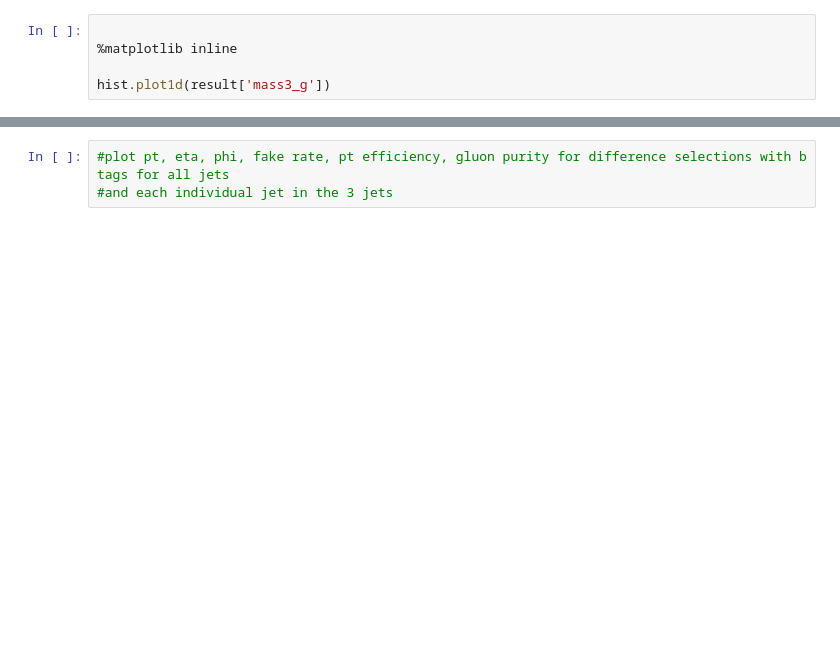
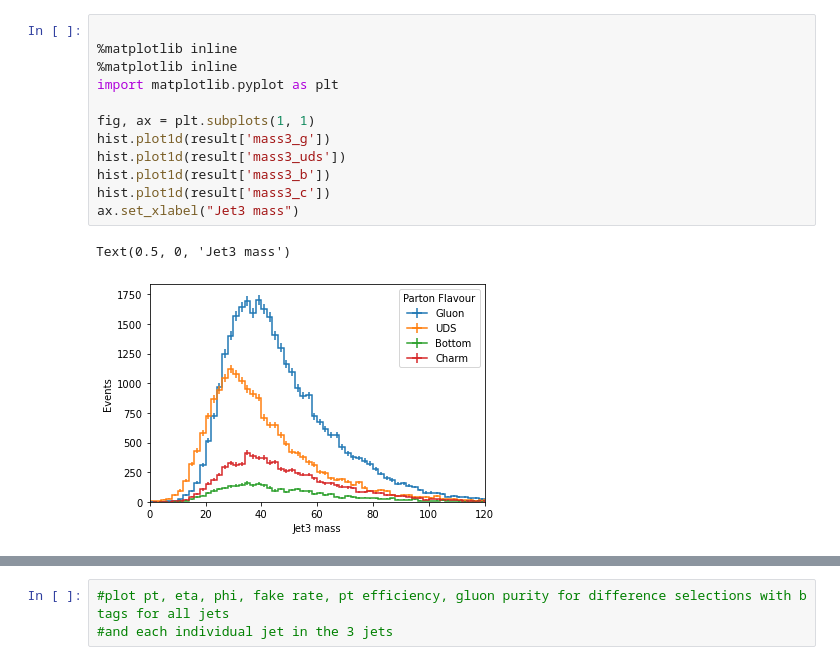
Before and after one commit to laurenhay/GluonJetMass, a Jupyter notebook: TrijetSelection_test.ipynb, the cells around one changed output, grey strips where cells are left out. Cells and saved outputs as stored; diff of their text form; blank space fills up the shorter version.

Commit message:
Fixed plots + initial b selection

```diff
--- a/TrijetSelection_test.ipynb
+++ b/TrijetSelection_test.ipynb
@@ -199,6 +249,16 @@ ValueError: ak.to_numpy cannot convert 'None' values to np.ma.MaskedArray unless
 # %%
 
 %matplotlib inline
+%matplotlib inline
+import matplotlib.pyplot as plt
 
+fig, ax = plt.subplots(1, 1)
 hist.plot1d(result['mass3_g'])
+hist.plot1d(result['mass3_uds'])
+hist.plot1d(result['mass3_b'])
+hist.plot1d(result['mass3_c'])
+ax.set_xlabel("Jet3 mass")
+# %% [output]
+Text(0.5, 0, 'Jet3 mass')
+[figure, added]
 # %%
```
Also changed, not shown: parts of 11 cells of this notebook.
